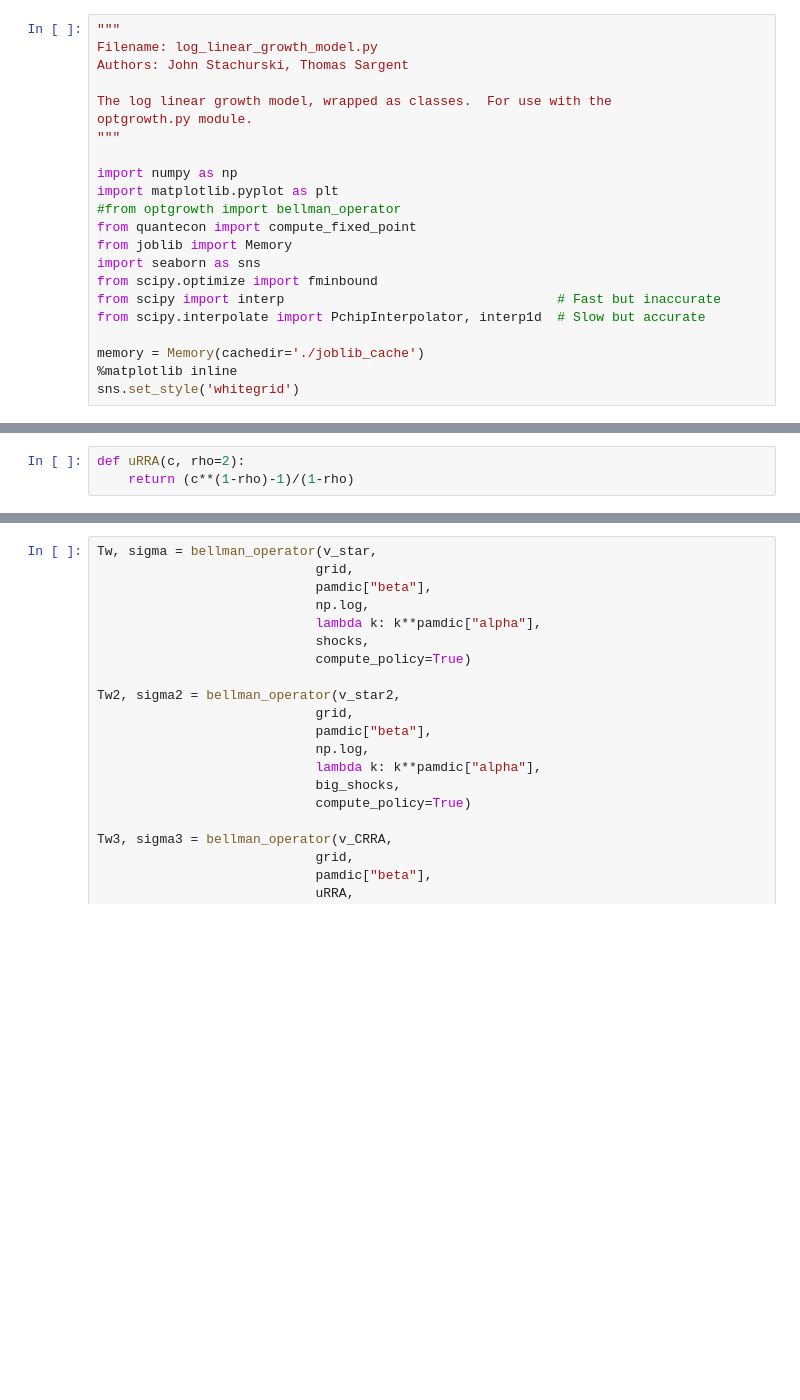
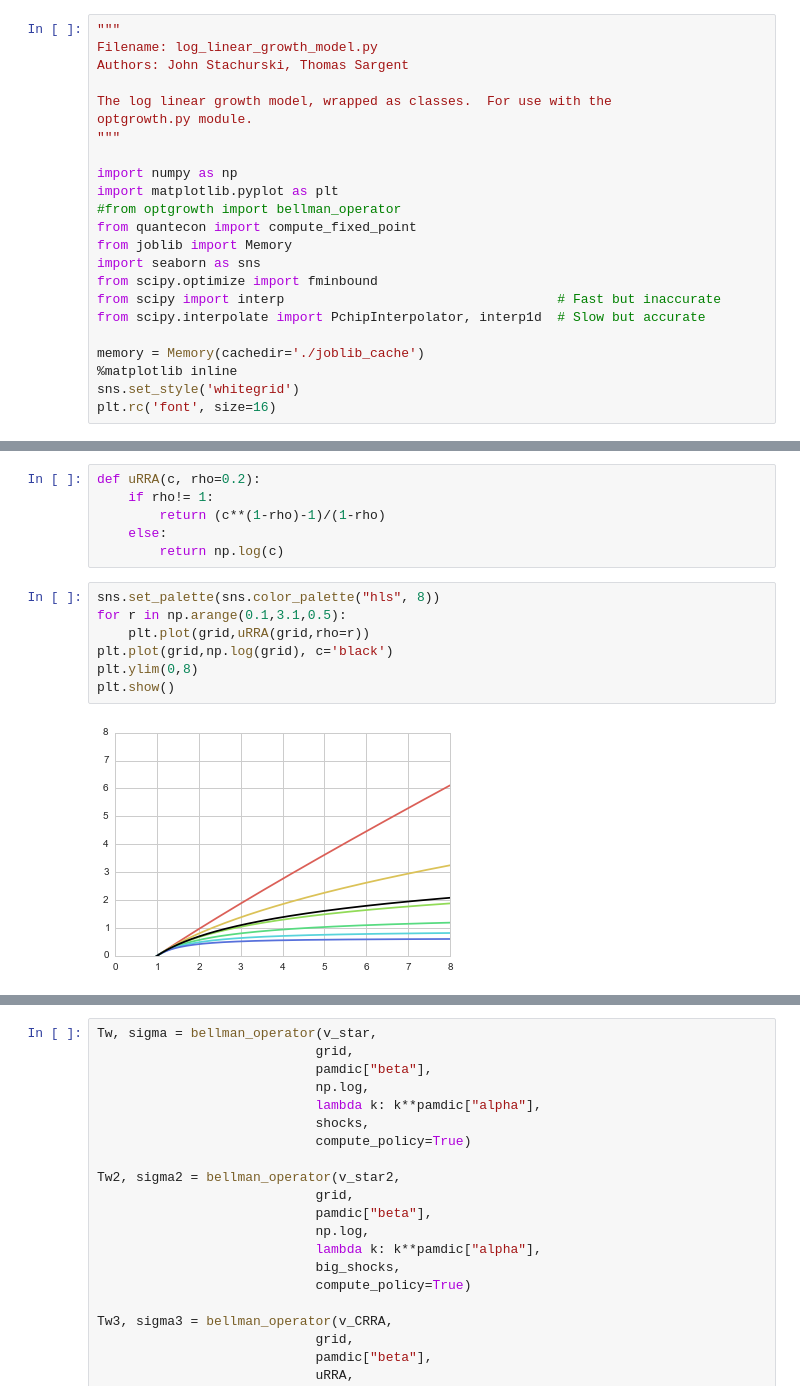
Before and after one commit to crisla/code-club, a Jupyter notebook: s3/Consumption Problems.ipynb, the cells around one changed output, grey strips where cells are left out. Saved outputs shown, nothing was run; the diff lists cells and outputs as text; blank space fills up the shorter version.

```diff
--- a/s3/Consumption Problems.ipynb
+++ b/s3/Consumption Problems.ipynb
@@ -20,6 +20,7 @@ from scipy.interpolate import PchipInterpolator, interp1d  # Slow but accurate
 memory = Memory(cachedir='./joblib_cache')
 %matplotlib inline
 sns.set_style('whitegrid')
+plt.rc('font', size=16)
 # %%
 def bellman_operator(w, grid, beta, u, f, shocks, Tw=None, compute_policy=0):
     """
@@ -162,6 +141,18 @@ _____________________________compute_value_function_cached-alias - 10.7s, 0.2min
 # %%
-def uRRA(c, rho=2):
-    return (c**(1-rho)-1)/(1-rho)
+def uRRA(c, rho=0.2):
+    if rho!= 1:
+        return (c**(1-rho)-1)/(1-rho)
+    else:
+        return np.log(c)
+# %%
+sns.set_palette(sns.color_palette("hls", 8))
+for r in np.arange(0.1,3.1,0.5):
+    plt.plot(grid,uRRA(grid,rho=r))
+plt.plot(grid,np.log(grid), c='black')
+plt.ylim(0,8)
+plt.show()
+# %% [output]
+[figure, added]
 # %%
 v_CRRA = compute_value_function_cached(grid,
                                        uRRA,
```
Also changed, not shown: parts of 16 cells of this notebook, 53 other files.
